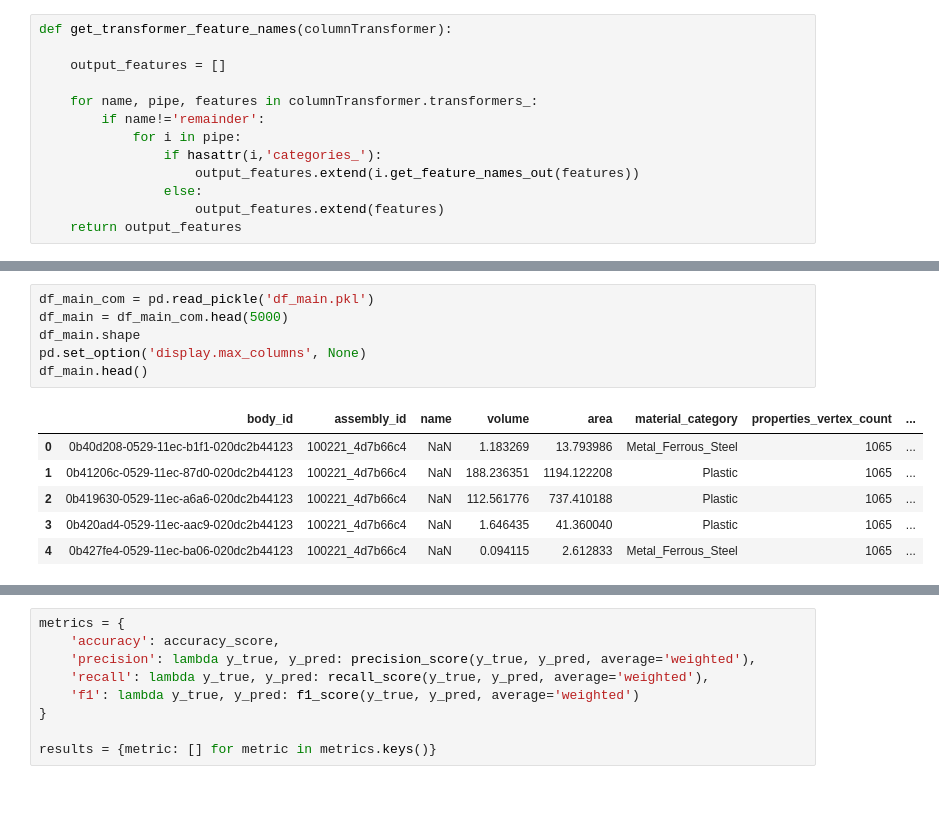
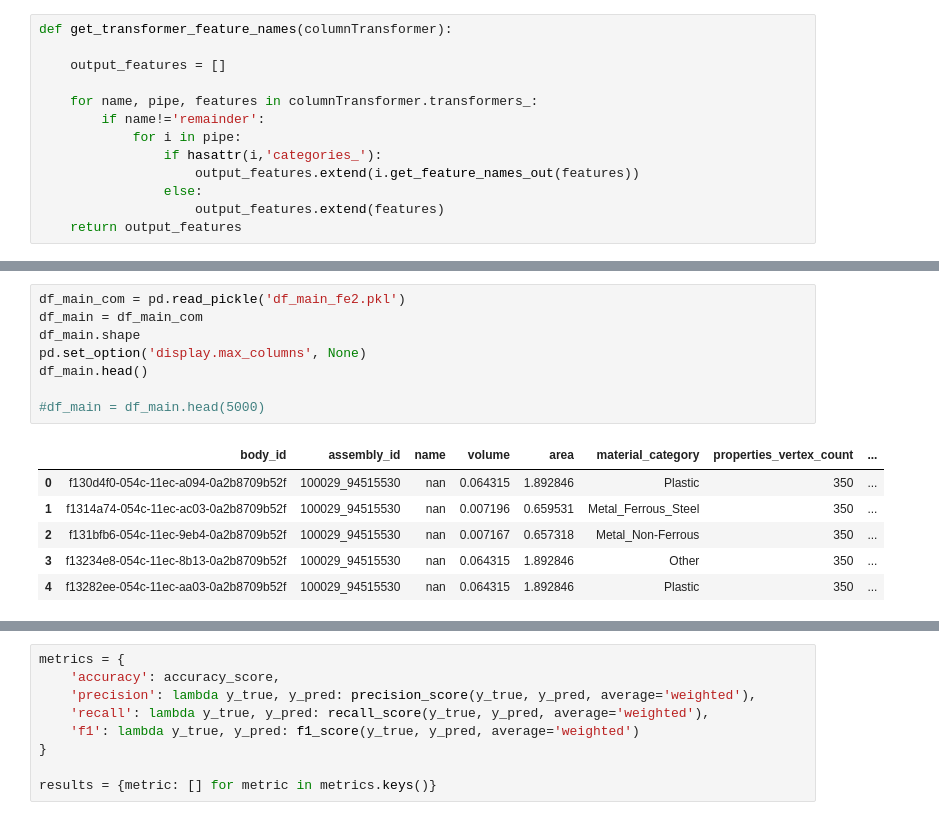
Before and after one commit to Zachary1575/ASME_Hackathon, a Jupyter notebook: AUTODESK Problem/classic_ml.ipynb, the cells around one changed output, grey strips where cells are left out. Saved outputs shown, nothing was run; the diff lists cells and outputs as text.

```diff
--- a/AUTODESK Problem/classic_ml.ipynb
+++ b/AUTODESK Problem/classic_ml.ipynb
@@ -35,14 +151,16 @@ def get_transformer_feature_names(columnTransformer):
 # %%
-df_main_com = pd.read_pickle('df_main.pkl')
-df_main = df_main_com.head(5000)
+df_main_com = pd.read_pickle('df_main_fe2.pkl')
+df_main = df_main_com
 df_main.shape
 pd.set_option('display.max_columns', None)
 df_main.head()
+
+#df_main = df_main.head(5000)
 # %% [output]
 |  | body_id | assembly_id | name | volume | area | material_category | properties_vertex_count | ... |
-| 0 | 0b40d208-0529-11ec-b1f1-020dc2b44123 | 100221_4d7b66c4 | NaN | 1.183269 | 13.793986 | Metal_Ferrous_Steel | 1065 | ... |
-| 1 | 0b41206c-0529-11ec-87d0-020dc2b44123 | 100221_4d7b66c4 | NaN | 188.236351 | 1194.122208 | Plastic | 1065 | ... |
-| 2 | 0b419630-0529-11ec-a6a6-020dc2b44123 | 100221_4d7b66c4 | NaN | 112.561776 | 737.410188 | Plastic | 1065 | ... |
-| 3 | 0b420ad4-0529-11ec-aac9-020dc2b44123 | 100221_4d7b66c4 | NaN | 1.646435 | 41.360040 | Plastic | 1065 | ... |
-| 4 | 0b427fe4-0529-11ec-ba06-020dc2b44123 | 100221_4d7b66c4 | NaN | 0.094115 | 2.612833 | Metal_Ferrous_Steel | 1065 | ... |
+| 0 | f130d4f0-054c-11ec-a094-0a2b8709b52f | 100029_94515530 | nan | 0.064315 | 1.892846 | Plastic | 350 | ... |
+| 1 | f1314a74-054c-11ec-ac03-0a2b8709b52f | 100029_94515530 | nan | 0.007196 | 0.659531 | Metal_Ferrous_Steel | 350 | ... |
+| 2 | f131bfb6-054c-11ec-9eb4-0a2b8709b52f | 100029_94515530 | nan | 0.007167 | 0.657318 | Metal_Non-Ferrous | 350 | ... |
+| 3 | f13234e8-054c-11ec-8b13-0a2b8709b52f | 100029_94515530 | nan | 0.064315 | 1.892846 | Other | 350 | ... |
+| 4 | f13282ee-054c-11ec-aa03-0a2b8709b52f | 100029_94515530 | nan | 0.064315 | 1.892846 | Plastic | 350 | ... |
 # %%
```
Also changed, not shown: parts of 35 cells of this notebook, 19 other files.
